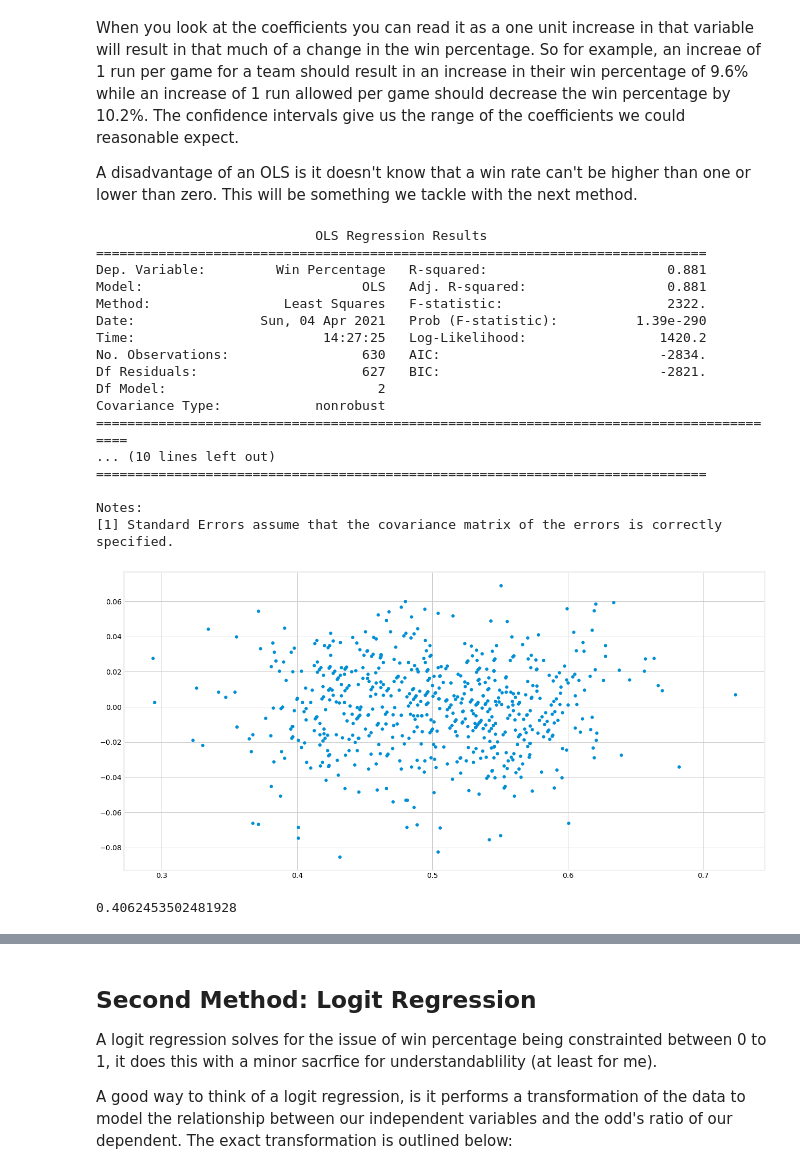
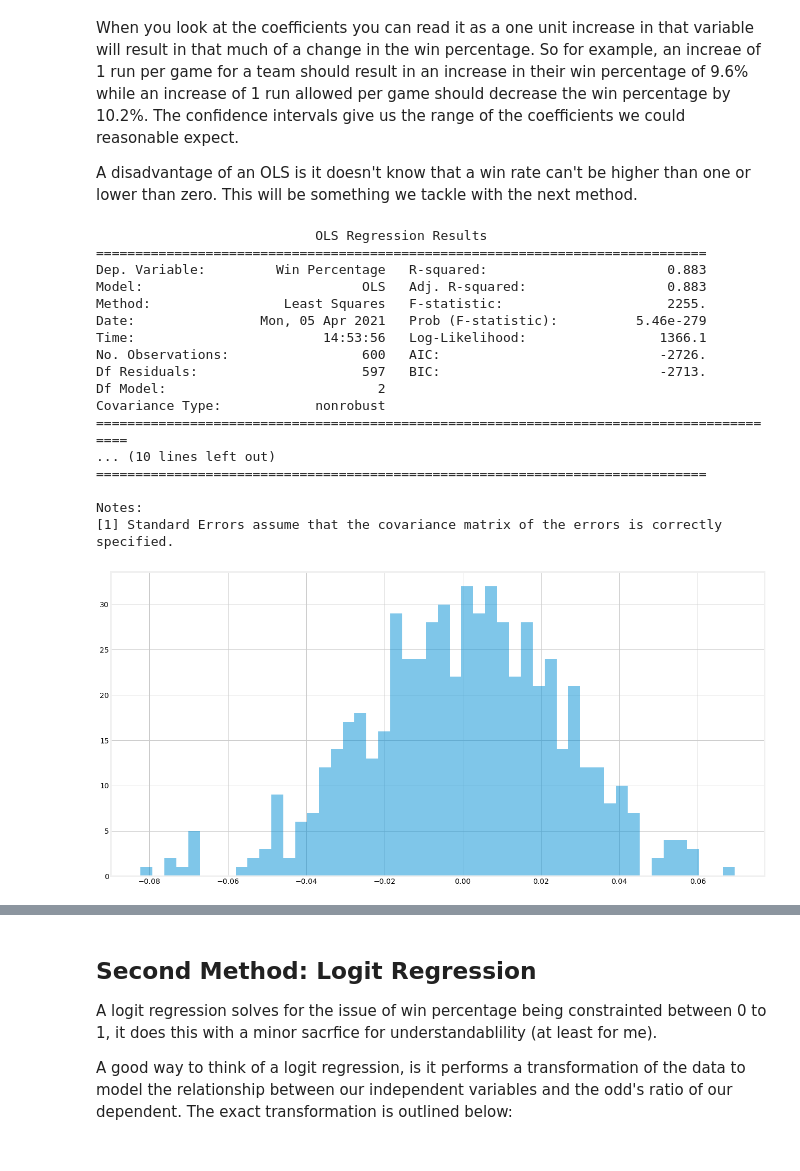
Before and after one commit to mattstonkus/Analyzing_Baseball_Data_Python, a Jupyter notebook: Runs and Wins.ipynb, the cells around one changed output, grey strips where cells are left out. Saved outputs shown, nothing was run; the diff lists cells and outputs as text; code cells hidden in the pictures.

```diff
--- a/Runs and Wins.ipynb
+++ b/Runs and Wins.ipynb
@@ -27,7 +28,7 @@ We will use the Lahman dataset and only look at the relationship between runs an
 The next thing we need to do is calculate the Win Percentage (Wins divided by Games Played). We then calculate the average runs score and allowed per game.
 # %%
 teams_df = gd.make_df("Teams")
-teams_df = teams_df[teams_df['yearID'] >= 2000]
+teams_df = teams_df[(teams_df['yearID'] >= 2000) & (teams_df['yearID'] < 2020)]
 teams_df['Win Percentage'] = teams_df['W']/teams_df['G']
 teams_df['Runs Per Game'] = teams_df['R']/teams_df['G']
 teams_df['Runs Allowed Per Game'] = teams_df['RA']/teams_df['G']
@@ -74,13 +75,13 @@ print(full_model.summary())
 # %% [output]
                             OLS Regression Results
 ==============================================================================
-Dep. Variable:         Win Percentage   R-squared:                       0.881
-Model:                            OLS   Adj. R-squared:                  0.881
-Method:                 Least Squares   F-statistic:                     2322.
-Date:                Sun, 04 Apr 2021   Prob (F-statistic):          1.39e-290
-Time:                        14:27:25   Log-Likelihood:                 1420.2
-No. Observations:                 630   AIC:                            -2834.
-Df Residuals:                     627   BIC:                            -2821.
+Dep. Variable:         Win Percentage   R-squared:                       0.883
+Model:                            OLS   Adj. R-squared:                  0.883
+Method:                 Least Squares   F-statistic:                     2255.
+Date:                Mon, 05 Apr 2021   Prob (F-statistic):          5.46e-279
+Time:                        14:53:56   Log-Likelihood:                 1366.1
+No. Observations:                 600   AIC:                            -2726.
+Df Residuals:                     597   BIC:                            -2713.
 Df Model:                           2
 Covariance Type:            nonrobust
 =========================================================================================
@@ -91,17 +92,15 @@ Notes:
 [1] Standard Errors assume that the covariance matrix of the errors is correctly specified.
 # %%
 prediction = full_model.predict(teams_df[['Runs Per Game','Runs Allowed Per Game','Intercept']])
-res = prediction - teams_df['Win Percentage']
+teams_df['OLS Win Prediction'] = teams_df['G'] * prediction
+teams_df['OLS Residual'] = prediction - teams_df['Win Percentage']
 plt.style.use('fivethirtyeight')
 fig, ax = plt.subplots(figsize= (20,10))
 fig.patch.set_facecolor('white')
-ax.scatter(prediction, res)
+#ax.scatter(prediction, res)
+ax.hist(teams_df['OLS Residual'], alpha = 0.5, bins=50)
 ax.set_facecolor('white')
 #ax.set_xlim(0,100)
 #ax.set_ylim(-20,20)
 # %% [output]
-[figure, old version]
+[figure, new version]
-# %%
-sum(res**2)
-# %% [output]
-0.4062453502481928
```
Also changed, not shown: parts of 22 cells of this notebook.
